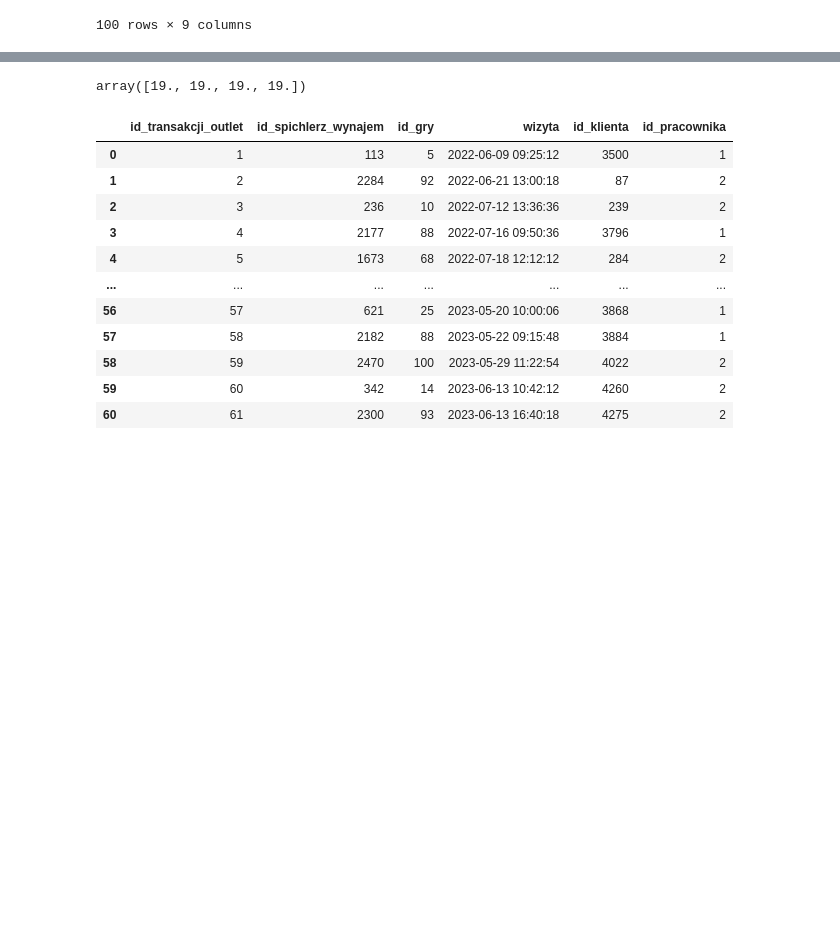
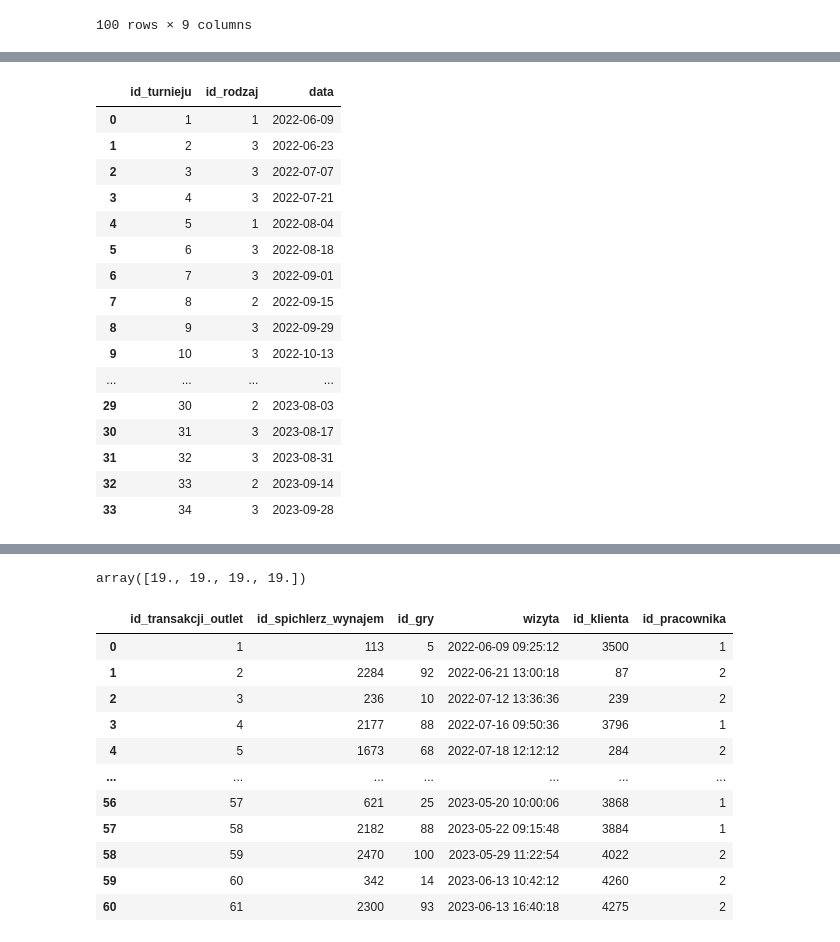
Before and after one commit to tashiamuffin/Cybermachina_26, a Jupyter notebook: F_tabela.ipynb, the cells around one changed output, grey strips where cells are left out. Saved outputs shown, nothing was run; the diff lists cells and outputs as text; code cells hidden in the pictures; blank space fills up the shorter version.

```diff
--- a/F_tabela.ipynb
+++ b/F_tabela.ipynb
@@ -410,0 +434,3 @@ outlet = tab[5]
+# %%
+przedzial = wynajem[np.isin(wynajem['id_spichlerz_wynajem'],id_wynajem)][['data_wynajmu','data_zwrotu']]
+przedzial['data_wynajmu'].iloc[0]
@@ -410,0 +439,7 @@ outlet = tab[5]
+# %%
+start = datetime.datetime(2023, 3, 20, 18, 0, 0)
+# %%
+i = 0
+for _ in range(len(przedzial)):
+    if przedzial.iloc[_]['data_wynajmu'] < start < przedzial.iloc[_]['data_zwrotu']:
+        i=+1
@@ -411,5 +450,5 @@ outlet = tab[5]
 # %%
-def turniej(gracze,stoly,gry = gry):
+def turniej(gracze,stoly,gry = gry,inv = spichlerz_wynajem, rental = wynajem):
     start = datetime.datetime(2022, 6, 9, 18, 0, 0)
     now = datetime.datetime.now()
     days = (now - start).days ##żeby te daty były do dzisiaj
@@ -435,7 +474,7 @@ def turniej(gracze,stoly,gry = gry):
 
     date_tournament = all_date_tournament[all_date_tournament<now]
 
-    print(len(date_tournament))
+
     # spis_turnieju
     gra_tournament = gry[gry['TURNIEJOWE'] == 1]
     id_spis = [i for i in range(1,len(gra_tournament)+1)]
@@ -456,14 +495,28 @@ def turniej(gracze,stoly,gry = gry):
     id_turniej = [i for i in range(1,len(all_date_tournament)+1)]
     kind_tournament = random.choices(np.array(id_spis),k=len(all_date_tournament)) # losowanie typu turnieju
     date_date = [dt.date() for dt in all_date_tournament] # tylko daty
-    rozgrywka = pd.DataFrame({'id_turnieju':id_turniej, 'id_turniej':kind_tournament,'data':date_date})
+    rozgrywka = pd.DataFrame({'id_turnieju':id_turniej, 'id_rodzaj':kind_tournament,'data':date_date})
 # wyniki
+
     id_turnieji = np.array([])
     id_klientow = np.array([])
     wyniki = np.array([])
     czas_rozrywki = np.array([])
     for _ in range(len(date_tournament)):
+
         kt = kind_tournament[_]
+        idgry = np.array(spis_turniej[spis_turniej['id_spis']==kt][['id_gry']].iloc[0])[0]
+        # sprawdzam czy jest wystarczająca ilosc gier
+        id_wynajem = np.array(inv[inv['id_gry']==idgry]['id_spichlerz_wynajem'])
+        przedzial = rental[np.isin(rental['id_spichlerz_wynajem'],id_wynajem)][['data_wynajmu','data_zwrotu']]
+        i = 0
+        for j in range(len(przedzial)):
+            if przedzial.iloc[j]['data_wynajmu'] < date_tournament[_] < przedzial.iloc[j]['data_zwrotu']:
+                i=+1
+
+        if id_wynajem.shape[0] - i < np.array(spis_turniej[spis_turniej['id_spis']==kt][['ilosc_gier']].iloc[0])[0]:
+            raise ValueError('No to chop na gałąź')
+
         ig = np.array(spis_turniej[spis_turniej['id_spis']==kt][['min_graczy','max_graczy']].iloc[0]) # wczytywanie min max graczy
 
         #il = np.array(gry[gry['ID']==ig][['MIN_GRACZY','MAX_GRACZY']])
@@ -475,7 +528,6 @@ def turniej(gracze,stoly,gry = gry):
         #n = int(turniej[turniej['id_turnieju']==kt]['ilosc_gier'].iloc[0]/2)
 
         # znajdowanie max graczy w grze(planszy)
-        idgry = np.array(spis_turniej[spis_turniej['id_spis']==kt][['id_gry']].iloc[0])[0]
         max_g = np.array(gra_tournament[gra_tournament['ID']==idgry]['MAX_GRACZY'])[0]
 
         if il%(max_g) == 0 :
@@ -584,3 +635,23 @@ n, m,p = turniej(klienci,2)
+# %%
+m
+# %% [output]
+|  | id_turnieju | id_rodzaj | data |
+| 0 | 1 | 1 | 2022-06-09 |
+| 1 | 2 | 3 | 2022-06-23 |
+| 2 | 3 | 3 | 2022-07-07 |
+| 3 | 4 | 3 | 2022-07-21 |
+| 4 | 5 | 1 | 2022-08-04 |
+| 5 | 6 | 3 | 2022-08-18 |
+| 6 | 7 | 3 | 2022-09-01 |
+| 7 | 8 | 2 | 2022-09-15 |
+| 8 | 9 | 3 | 2022-09-29 |
+| 9 | 10 | 3 | 2022-10-13 |
+| ... | ... | ... | ... |
+| 29 | 30 | 2 | 2023-08-03 |
+| 30 | 31 | 3 | 2023-08-17 |
+| 31 | 32 | 3 | 2023-08-31 |
+| 32 | 33 | 2 | 2023-09-14 |
+| 33 | 34 | 3 | 2023-09-28 |
 # %%
 gra_tournament = gry[gry['TURNIEJOWE'] == 1]
 gra_tournament
```
Also changed, not shown: parts of 6 cells of this notebook.
